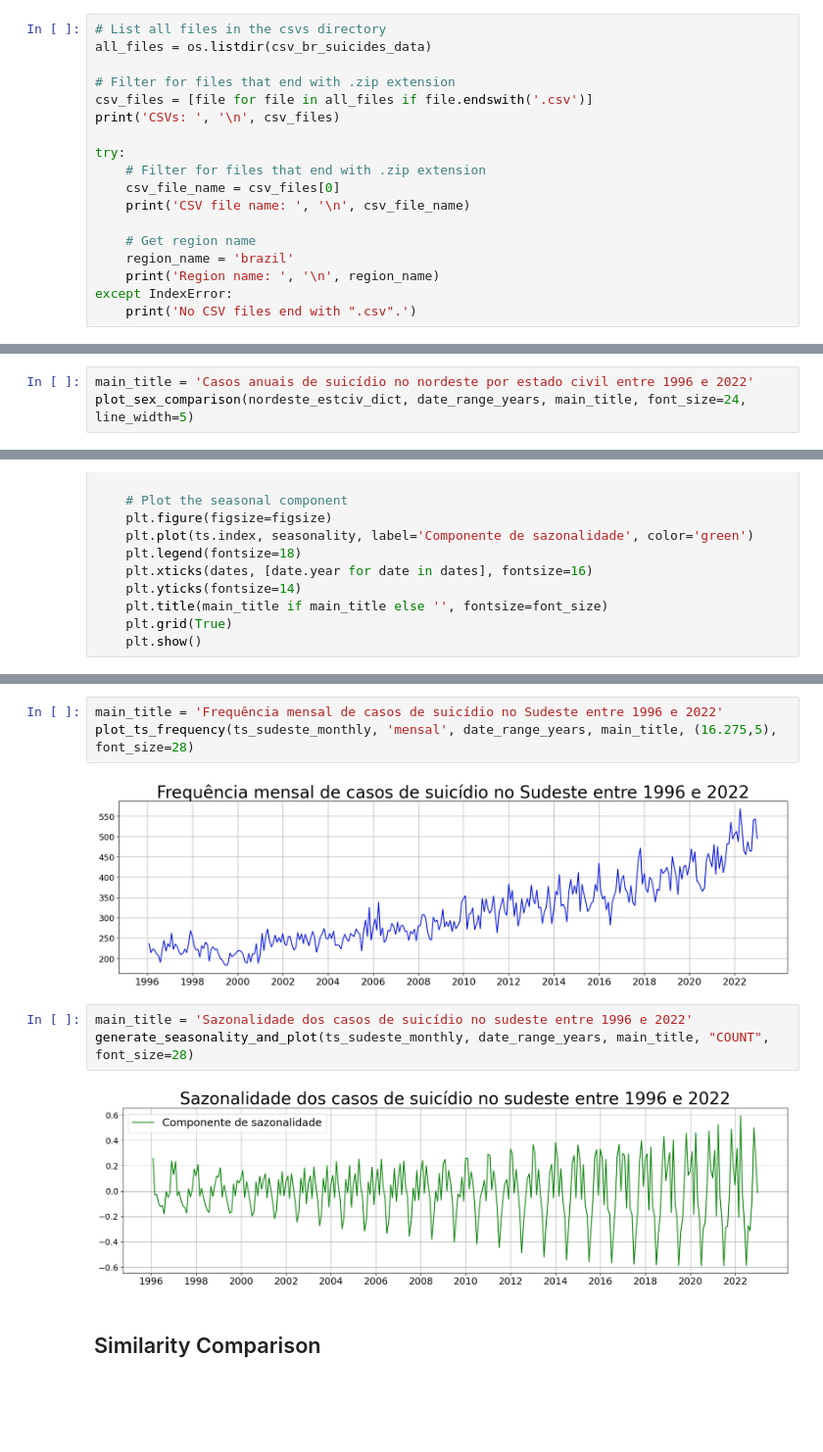
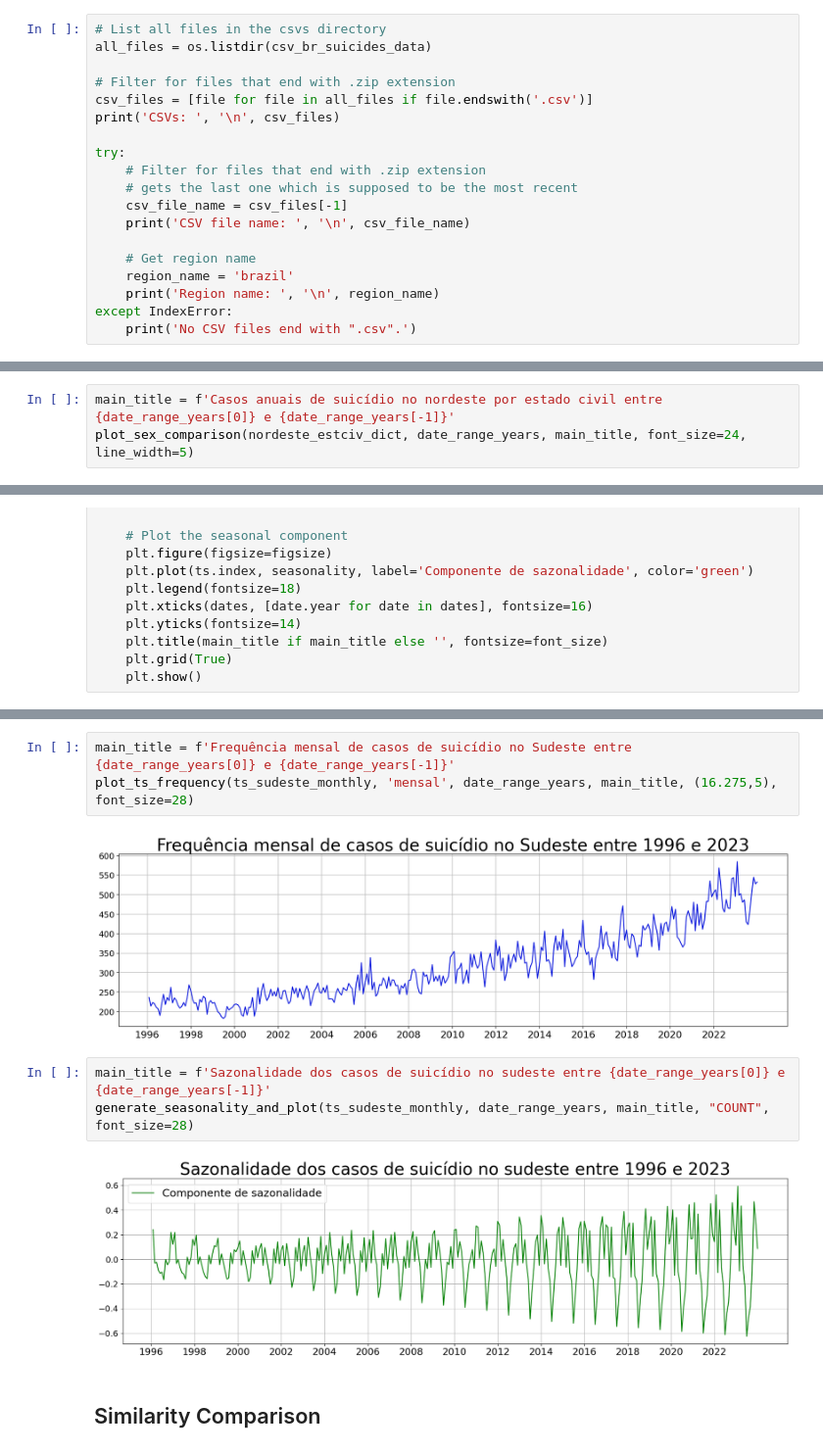
Before and after one commit to vklannusp/BrSuicides-dataset, a Jupyter notebook: data_exploration/ds_applications.ipynb, the cells around one changed output, grey strips where cells are left out. Shown at 98% size. Saved outputs shown, nothing was run; the diff lists cells and outputs as text; blank space fills up the shorter version.

```diff
--- a/data_exploration/ds_applications.ipynb
+++ b/data_exploration/ds_applications.ipynb
@@ -38,7 +35,8 @@ print('CSVs: ', '\n', csv_files)
 
 try:
     # Filter for files that end with .zip extension
-    csv_file_name = csv_files[0]
+    # gets the last one which is supposed to be the most recent
+    csv_file_name = csv_files[-1]
     print('CSV file name: ', '\n', csv_file_name)
 
     # Get region name
@@ -341,6 +342,6 @@ nordeste_estciv_dict = {
     ignorado: ts_nordeste_yearly[ignorado],
 }
 # %%
-main_title = 'Casos anuais de suicídio no nordeste por estado civil entre 1996 e 2022'
+main_title = f'Casos anuais de suicídio no nordeste por estado civil entre {date_range_years[0]} e {date_range_years[-1]}'
 plot_sex_comparison(nordeste_estciv_dict, date_range_years, main_title, font_size=24, line_width=5)
 # %% [output]
@@ -477,13 +478,13 @@ generate_poisson_trend_and_plot(ts_sudeste_monthly, date_range_years, main_title
 # %%
-main_title = 'Frequência mensal de casos de suicídio no Sudeste entre 1996 e 2022'
+main_title = f'Frequência mensal de casos de suicídio no Sudeste entre {date_range_years[0]} e {date_range_years[-1]}'
 plot_ts_frequency(ts_sudeste_monthly, 'mensal', date_range_years, main_title, (16.275,5), font_size=28)
 # %% [output]
-[figure, old version]
+[figure, new version]
 # %%
-main_title = 'Sazonalidade dos casos de suicídio no sudeste entre 1996 e 2022'
+main_title = f'Sazonalidade dos casos de suicídio no sudeste entre {date_range_years[0]} e {date_range_years[-1]}'
 generate_seasonality_and_plot(ts_sudeste_monthly, date_range_years, main_title, "COUNT", font_size=28)
 # %% [output]
-[figure, old version]
+[figure, new version]
 # %% [markdown]
 ## Similarity Comparison
 # %%
```
Also changed, not shown: parts of 10 cells of this notebook, 49 other files.
